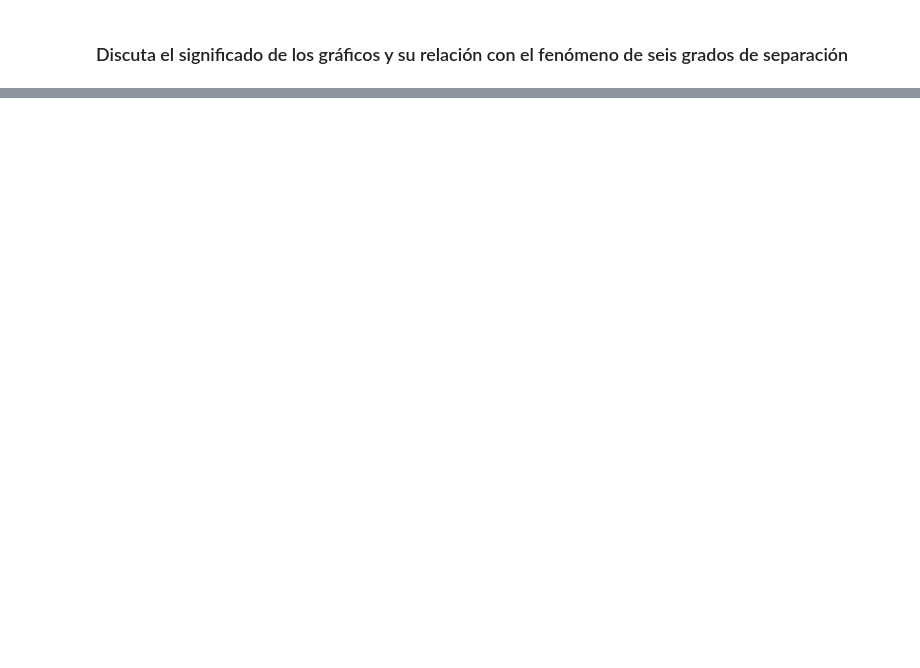
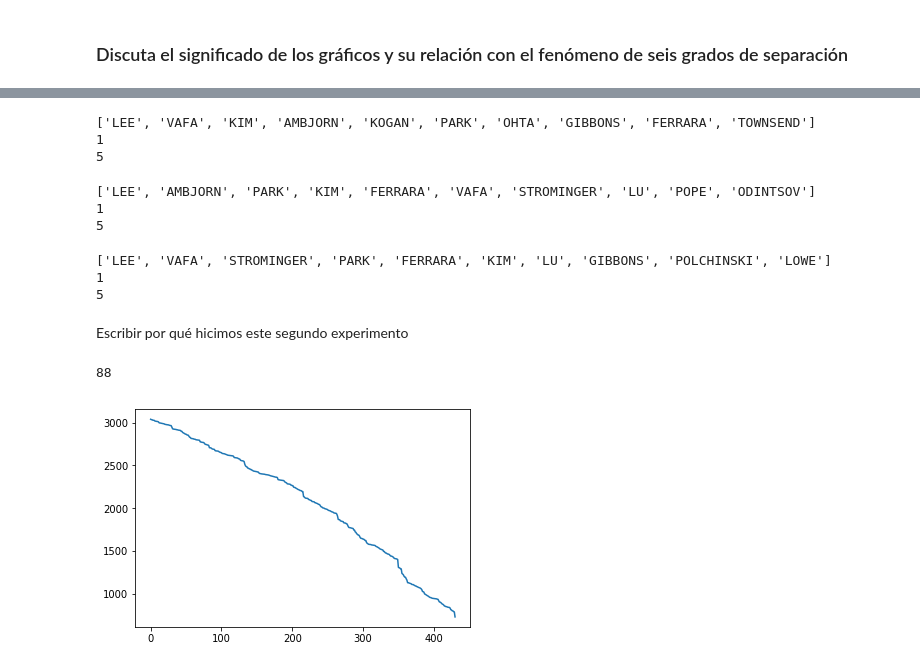
Before and after one commit to santiago-mb/data-science, a Jupyter notebook: wip/tp4/tp4.ipynb, the cells around one changed output, grey strips where cells are left out. Cells and saved outputs as stored; diff of their text form; code cells hidden in the pictures; blank space fills up the shorter version.

Commit message:
solo queda escribir

```diff
--- a/wip/tp4/tp4.ipynb
+++ b/wip/tp4/tp4.ipynb
@@ -168,0 +247,49 @@ print watts_strogatz_avg_clustering, watts_strogatz_avg_shortest_path
+# %%
+degree_centrality = nx.degree_centrality(max_component)
+betweennes_centrality = nx.betweenness_centrality(max_component)
+closeness_centrality = nx.closeness_centrality(max_component)
+# %%
+estrellas(betweennes_centrality, max_component)
+# %% [output]
+['LEE', 'VAFA', 'KIM', 'AMBJORN', 'KOGAN', 'PARK', 'OHTA', 'GIBBONS', 'FERRARA', 'TOWNSEND']
+1
+5
+# %%
+estrellas(degree_centrality, max_component)
+# %% [output]
+['LEE', 'AMBJORN', 'PARK', 'KIM', 'FERRARA', 'VAFA', 'STROMINGER', 'LU', 'POPE', 'ODINTSOV']
+1
+5
+# %%
+estrellas(closeness_centrality, max_component)
+# %% [output]
+['LEE', 'VAFA', 'STROMINGER', 'PARK', 'FERRARA', 'KIM', 'LU', 'GIBBONS', 'POLCHINSKI', 'LOWE']
+1
+5
+# %% [markdown]
+Escribir por qué hicimos este segundo experimento
+# %%
+def estrellas_v2(centrality, max_component_aux):
+    ordered_list = sorted(centrality, key = centrality.get, reverse = True)
+
+    max_component_copy = copy.deepcopy(max_component_aux)
+    max_len = len(list(max_component_copy.nodes()))
+    current_len = max_len
+
+    lens = [max_len]
+
+    while max_len / 4 < current_len:
+        actual_node = ordered_list.pop(0)
+        if actual_node in max_component_copy.nodes():
+            max_component_copy.remove_node(actual_node)
+            max_component_copy = max(list(nx.connected_component_subgraphs(max_component_copy)), key=len)
+            current_len = len(list(max_component_copy.nodes()))
+            lens.append(current_len)
+
+    plt.plot(lens)
+    plt.show()
+# %%
+estrellas_v2(betweennes_centrality, max_component)
+# %% [output]
+88
+[figure, added]
```
Also changed, not shown: parts of 19 cells of this notebook.
